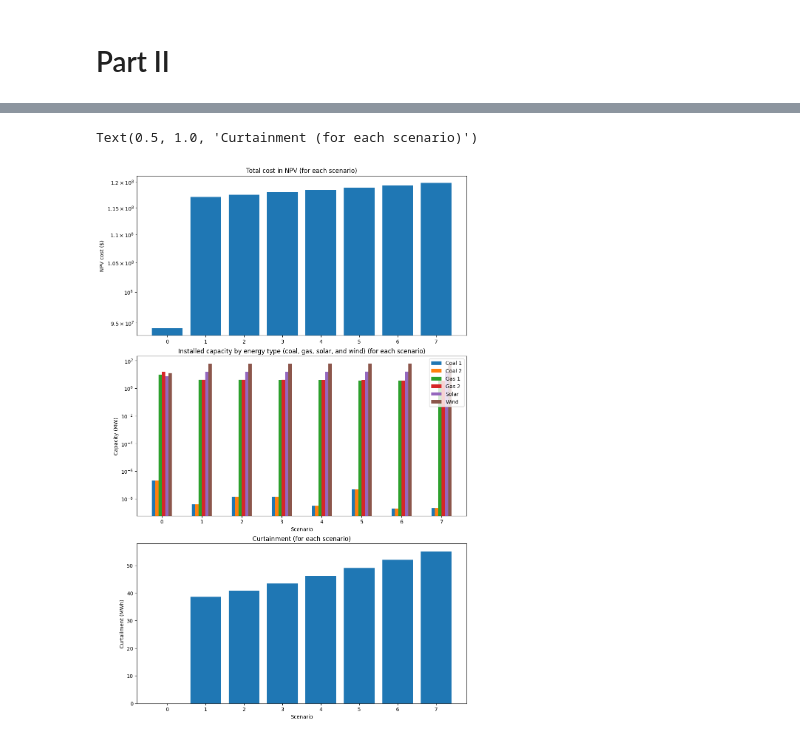
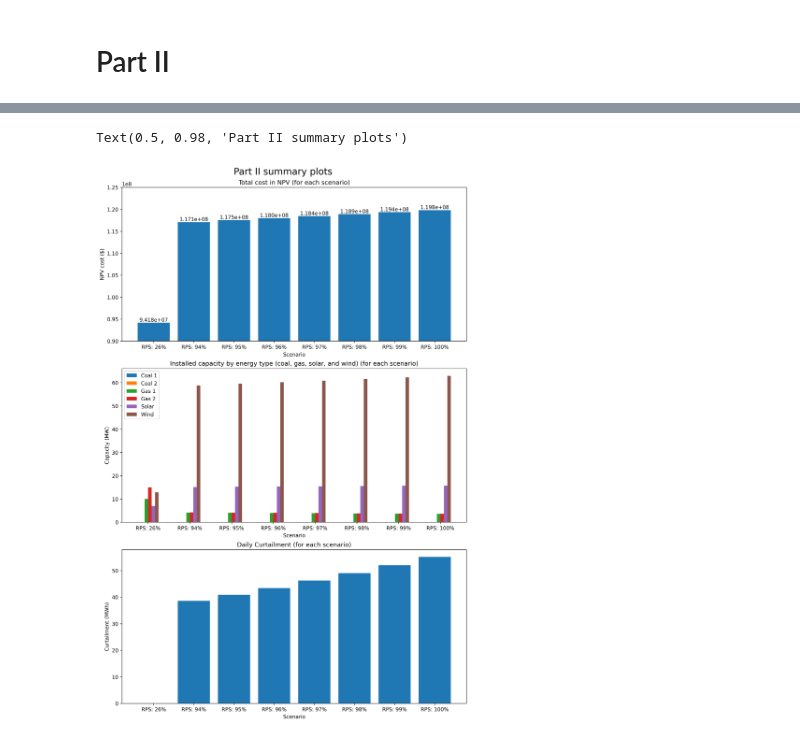
Before and after one commit to WeiLuya/mae119_code, a Jupyter notebook: hw2/hw2.ipynb, the cells around one changed output, grey strips where cells are left out. Drawn from its saved outputs; the diff is of its cells as text; code cells hidden in the pictures.

```diff
--- a/hw2/hw2.ipynb
+++ b/hw2/hw2.ipynb
@@ -104,7 +104,8 @@ problem = cp.Problem(cp.Minimize(
 
 problem.solve()
 
-print(problem.value)
-print(installed_solar_capacity.value)
-print(installed_thermal_capacity.value)
-# print(p.value)
+total_NPV = problem.value
+installed_capacity = np.concatenate((installed_thermal_capacity.value, [installed_solar_capacity.value]))
+power_generation = np.concatenate((p.value, p_solar.value[np.newaxis, :]))
+investment_costs = np.concatenate((thermal_investment_costs.value, [solar_investment_cost.value]))
+plant_NPV_fuel_costs = np.concatenate((np.sum(NPV_fuel_costs.value, axis=1), [0]))
@@ -143,11 +139,11 @@ ax[0].plot(t, d, marker='.', label='Demand')
 ax[0].set_title('Hourly demand over time')
 
 for i in range(5):
-    ax[1].plot(t, power[i], ls='--', marker=markers[i], label=power_plants[i])
+    ax[1].plot(t, power_generation[i, :], ls='--', marker=markers[i], label=power_plants[i])
 
-ax[1].set_title('Hourly power generation pi,t for each power plant over time')
+ax[1].set_title('Hourly power generation for each power plant over time')
 
-ax[2].plot(t,  np.sum(power, axis=0), ls='-', lw=3, marker='o', markevery=3, label='Total power generation')
+ax[2].plot(t,  np.sum(power_generation, axis=0), ls='-', lw=3, marker='o', markevery=3, label='Total power generation')
 ax[2].plot(t,  d, ls=':', lw=3, marker='v', markevery=8, label='Demand')
 ax[2].set_title('Hourly total power generation and demand over time')
 
@@ -157,6 +153,5 @@ for i in range(3):
     ax[i].set_ylabel('Energy (MWh)')
     ax[i].legend()
 
-fig.suptitle('4.')
-print('')
+fig.suptitle('4. Part I plots', fontsize=18)
 # %% [output]
@@ -261,28 +279,31 @@ def make_bar_plot(axis, ):
 # %%
-fig, ax = plt.subplots(3, figsize=(10, 15), layout='constrained')
+fig, ax = plt.subplots(3, figsize=(10, 15), layout='constrained', dpi=300)
 
-ax[0].bar(range(8), total_NPV_costs)
-ax[1].set_xlabel('Scenario')
-ax[0].set_yscale('log')
+rects = ax[0].bar(range(8), total_NPV_costs)
+ax[0].bar_label(rects, fmt='{:_.3e}')
+ax[0].set_ylim((9e7, 1.25e8))
 ax[0].set_ylabel('NPV cost ($)')
 ax[0].set_title('Total cost in NPV (for each scenario)')
 
-offsets = (np.arange(-3, 3) + (1/2) ) / 12
 power_plants = ['Coal 1', 'Coal 2', 'Gas 1', 'Gas 2', 'Solar', 'Wind']
+offsets = (np.arange(-3, 3)+0.5) / 12
 for i in range(6):
-    ax[1].bar(np.arange(8)+offsets[i], installed_capacities[:, i], width=(1/12), label=power_plants[i])
+    ax[1].bar(np.arange(8)+offsets[i], installed_capacities_2[:, i], width=1/12, label=power_plants[i])
 
-ax[1].set_xlabel('Scenario')
-ax[1].set_yscale('log')
 ax[1].set_ylabel('Capacity (MW)')
 ax[1].set_title('Installed capacity by energy type (coal, gas, solar, and wind) (for each scenario)')
 ax[1].legend()
 
+ax[2].bar(range(8), curtailments)
+ax[2].set_ylabel('Curtailment (MWh)')
+ax[2].set_title('Daily Curtailment (for each scenario)')
 
-ax[2].bar(range(8), curtailments)
-ax[2].set_xlabel('Scenario')
-ax[2].set_ylabel('Curtailment (MWh)')
-ax[2].set_title('Curtainment (for each scenario)')
+scenarios = [f'RPS: {rps:.0%}' for rps in RPS_values]
+for a in ax:
+    a.set_xlabel('Scenario')
+    a.set_xticks(np.arange(8), scenarios)
+
+fig.suptitle('Part II summary plots', fontsize=18)
 # %% [output]
-Text(0.5, 1.0, 'Curtainment (for each scenario)')
+Text(0.5, 0.98, 'Part II summary plots')
-[figure, old version]
+[figure, new version]
```
Also changed, not shown: parts of 11 cells of this notebook.
